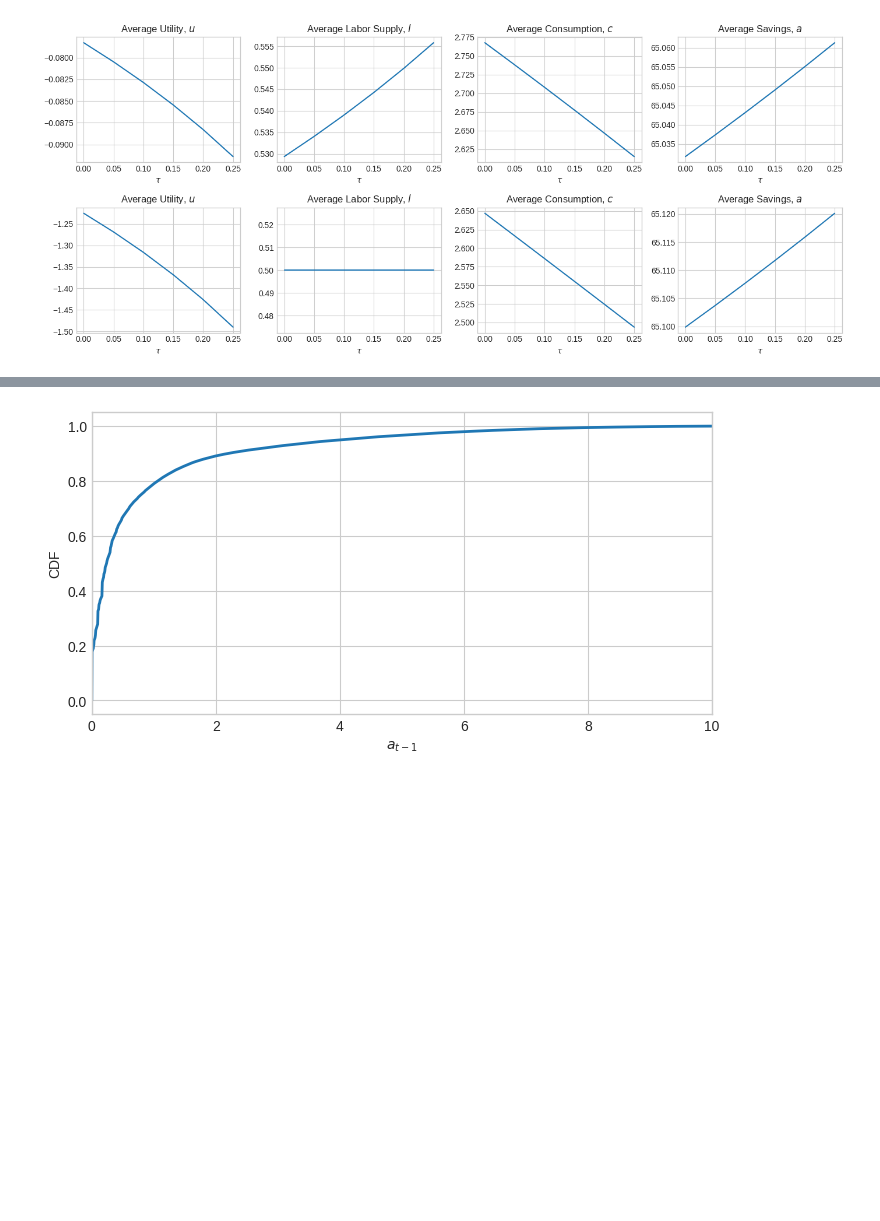
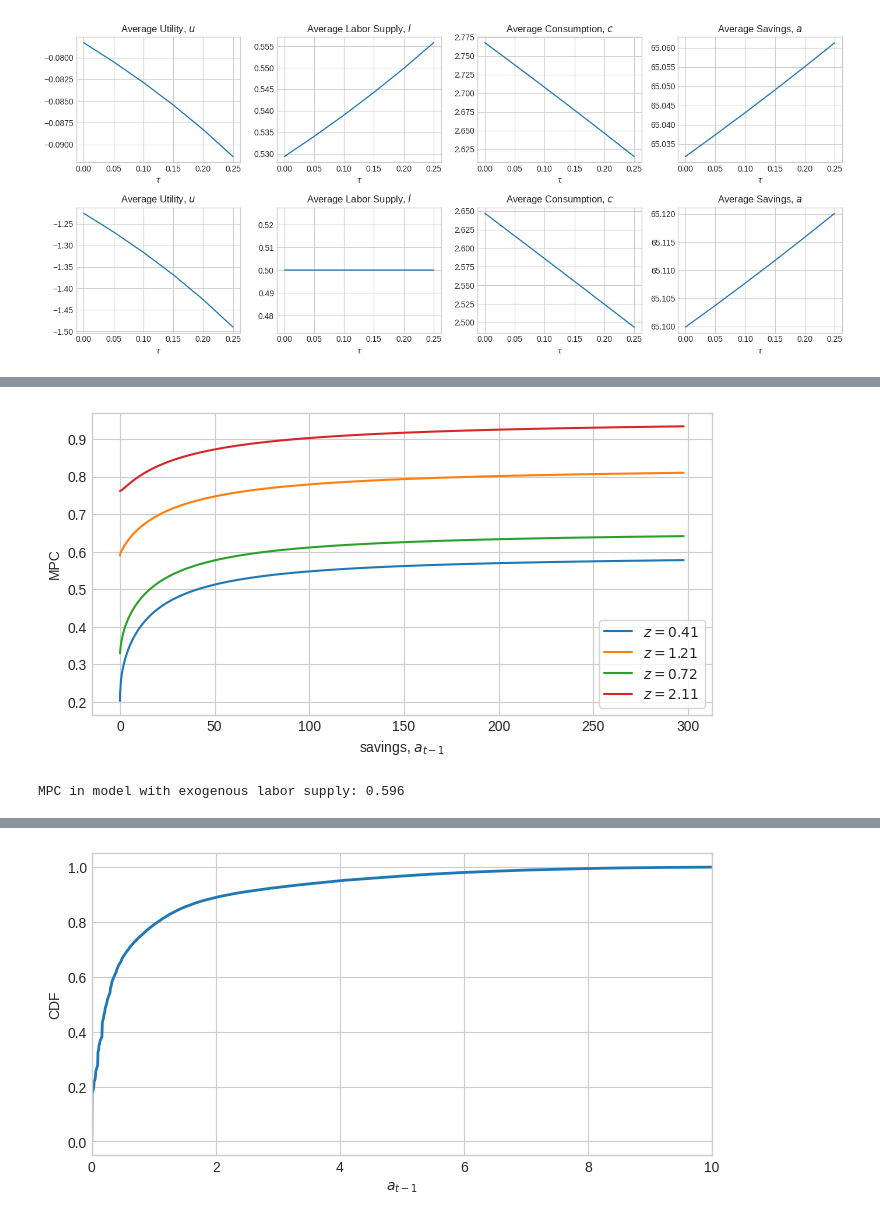
Before and after one commit to Bernseng/Dynamic-Programming-Project, a Jupyter notebook: consavlabor/ConSavModel.ipynb, the cells around one changed output, grey strips where cells are left out. Saved outputs shown, nothing was run; the diff lists cells and outputs as text; code cells hidden in the pictures; blank space fills up the shorter version.

```diff
--- a/consavlabor/ConSavModel.ipynb
+++ b/consavlabor/ConSavModel.ipynb
@@ -295,3 +274,23 @@ plt.show()
+# %%
+fig = plt.figure(figsize=(8,4),dpi=100)
+# a. consumption
+ax = fig.add_subplot(1,1,1)
+# ax.set_title(f'MPC for exogenous labor supply')
+
+for i_z, z in enumerate(par.z_grid):
+    if i_z % 3 == 0 or i_z == par.Nz:
+        ax.plot(par.a_grid[I], mpc_egm_exo[i_z, :][I], label=f'$z={z:.2f}$')
+
+ax.set_xlabel('savings, $a_{t-1}$')
+ax.set_ylabel('MPC')
+ax.legend(frameon=True)
+
+plt.show()
+
+print(f'Average MPC in model with exogenous labor supply: {np.mean(mpc_egm_exo):.3f}')
+# %% [output]
+[figure, added]
+MPC in model with exogenous labor supply: 0.596
 # %%
 # model.prepare_simulate()
 model.simulate(algo='mc', do_print=True)
```
Also changed, not shown: parts of 7 cells of this notebook, 2 other files.
